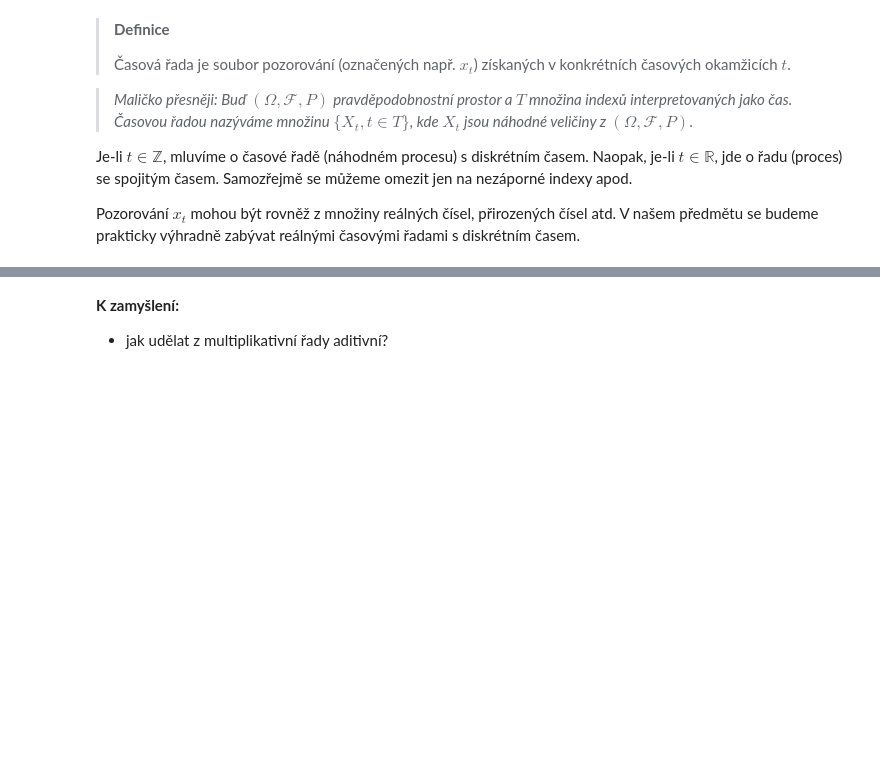
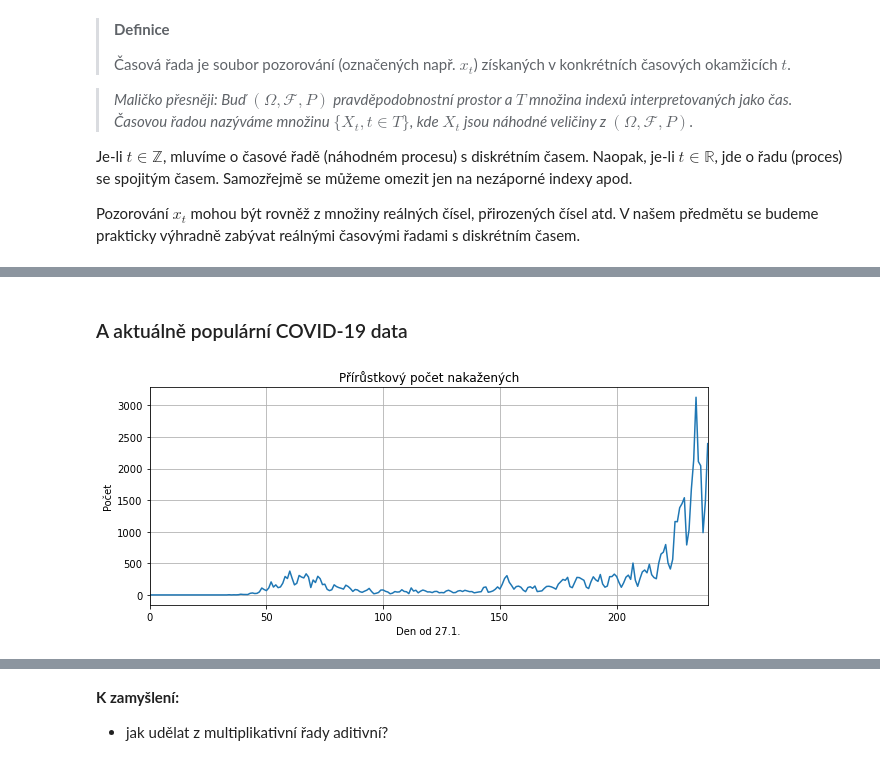
Before and after one commit to kamil-dedecius/mi-scr, a Jupyter notebook: prednasky/1.ipynb, the cells around one changed output, grey strips where cells are left out. Drawn from its saved outputs; the diff is of its cells as text; code cells hidden in the pictures; blank space fills up the shorter version.

```diff
--- a/prednasky/1.ipynb
+++ b/prednasky/1.ipynb
@@ -41,6 +44,19 @@ Tyto časové řady ukazují vývoj populace.
 Zde mají časové řady velký význam pro řízení systémů a procesů, ať už ve výrobě, telekomunikačních sítích či jinde.
 ![BS](img/l1-global-broadband-performance.png)
 (Aggregated broadband speed data from around the world, based on results from speedtest.net and pingtest.net)
+# %% [markdown]
+### A aktuálně populární COVID-19 data
+# %%
+#fn = 'data/covid-zari20.csv'
+fn = 'https://onemocneni-aktualne.mzcr.cz/api/v2/covid-19/nakaza.csv'
+data = pd.read_csv(fn)
+data['prirustkovy_pocet_nakazenych'].plot(figsize=(10,4))
+plt.title('Přírůstkový počet nakažených')
+plt.ylabel('Počet')
+plt.xlabel('Den od 27.1.')
+plt.show()
+# %% [output]
+[figure, added]
 # %% [markdown]
 ## Cíle analýzy časových řad
 1. **Popis pozorovaného jevu** - velmi často je cílem pouze vysledovat vlastnosti pozorovaného systému či procesu, např. rozsah hodnot, periodicita a sezónnost, krátkodobý a dlouhodobý vývoj, přítomnost odlehlých a extrémních hodnot, analýza závislostí mezi několika časovými řadami, resp. měřenými veličinami atd. Analýza je v první fázi často realizována pouhým vykreslením grafu vývoje časové řady a subjektivní vizuální analýzou.
```
Also changed, not shown: parts of 8 cells of this notebook.
